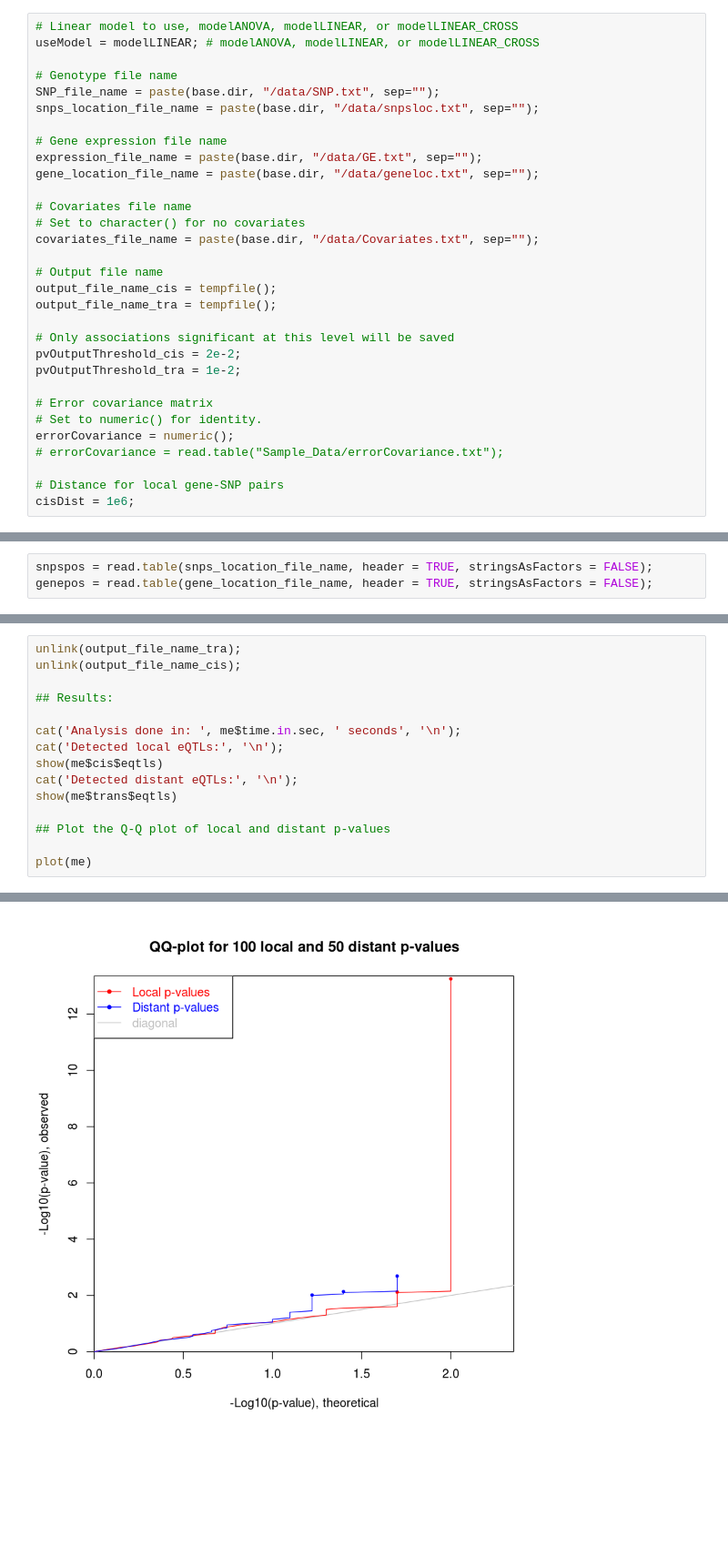
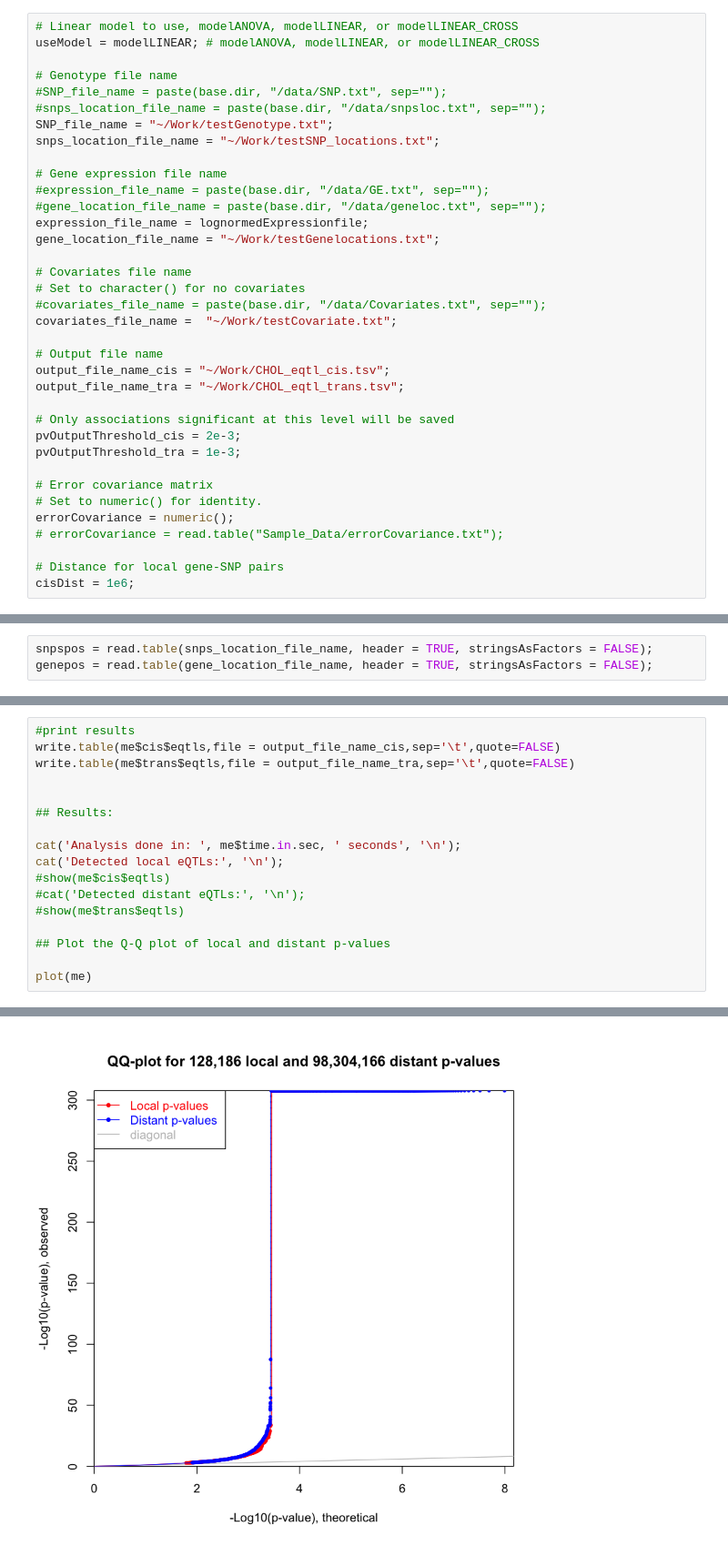
Before and after one commit to APOYS/Cis-regulatory_mENCODE, a Jupyter notebook: Testing_MatrixEQTL.ipynb, the cells around one changed output, grey strips where cells are left out. Shown: that part at 91% size. Drawn from its saved outputs; the diff is of its cells as text; blank space fills up the shorter version.

```diff
--- a/Testing_MatrixEQTL.ipynb
+++ b/Testing_MatrixEQTL.ipynb
@@ -18,24 +35,29 @@ useModel = modelLINEAR
 useModel = modelLINEAR; # modelANOVA, modelLINEAR, or modelLINEAR_CROSS
 
 # Genotype file name
-SNP_file_name = paste(base.dir, "/data/SNP.txt", sep="");
-snps_location_file_name = paste(base.dir, "/data/snpsloc.txt", sep="");
+#SNP_file_name = paste(base.dir, "/data/SNP.txt", sep="");
+#snps_location_file_name = paste(base.dir, "/data/snpsloc.txt", sep="");
+SNP_file_name = "~/Work/testGenotype.txt";
+snps_location_file_name = "~/Work/testSNP_locations.txt";
 
 # Gene expression file name
-expression_file_name = paste(base.dir, "/data/GE.txt", sep="");
-gene_location_file_name = paste(base.dir, "/data/geneloc.txt", sep="");
+#expression_file_name = paste(base.dir, "/data/GE.txt", sep="");
+#gene_location_file_name = paste(base.dir, "/data/geneloc.txt", sep="");
+expression_file_name = lognormedExpressionfile;
+gene_location_file_name = "~/Work/testGenelocations.txt";
 
 # Covariates file name
 # Set to character() for no covariates
-covariates_file_name = paste(base.dir, "/data/Covariates.txt", sep="");
+#covariates_file_name = paste(base.dir, "/data/Covariates.txt", sep="");
+covariates_file_name =  "~/Work/testCovariate.txt";
 
 # Output file name
-output_file_name_cis = tempfile();
-output_file_name_tra = tempfile();
+output_file_name_cis = "~/Work/CHOL_eqtl_cis.tsv";
+output_file_name_tra = "~/Work/CHOL_eqtl_trans.tsv";
 
 # Only associations significant at this level will be saved
-pvOutputThreshold_cis = 2e-2;
-pvOutputThreshold_tra = 1e-2;
+pvOutputThreshold_cis = 2e-3;
+pvOutputThreshold_tra = 1e-3;
 
 # Error covariance matrix
 # Set to numeric() for identity.
@@ -115,14 +163,16 @@ Task finished in  0.052  seconds
 # %%
-unlink(output_file_name_tra);
-unlink(output_file_name_cis);
+#print results
+write.table(me$cis$eqtls,file = output_file_name_cis,sep='\t',quote=FALSE)
+write.table(me$trans$eqtls,file = output_file_name_tra,sep='\t',quote=FALSE)
+
 
 ## Results:
 
 cat('Analysis done in: ', me$time.in.sec, ' seconds', '\n');
 cat('Detected local eQTLs:', '\n');
-show(me$cis$eqtls)
-cat('Detected distant eQTLs:', '\n');
-show(me$trans$eqtls)
+#show(me$cis$eqtls)
+#cat('Detected distant eQTLs:', '\n');
+#show(me$trans$eqtls)
 
 ## Plot the Q-Q plot of local and distant p-values
 
@@ -141 +183 @@ Detected distant eQTLs:
-[figure, old version]
+[figure, new version]
```
Also changed, not shown: parts of 16 cells of this notebook, 4 other files.
